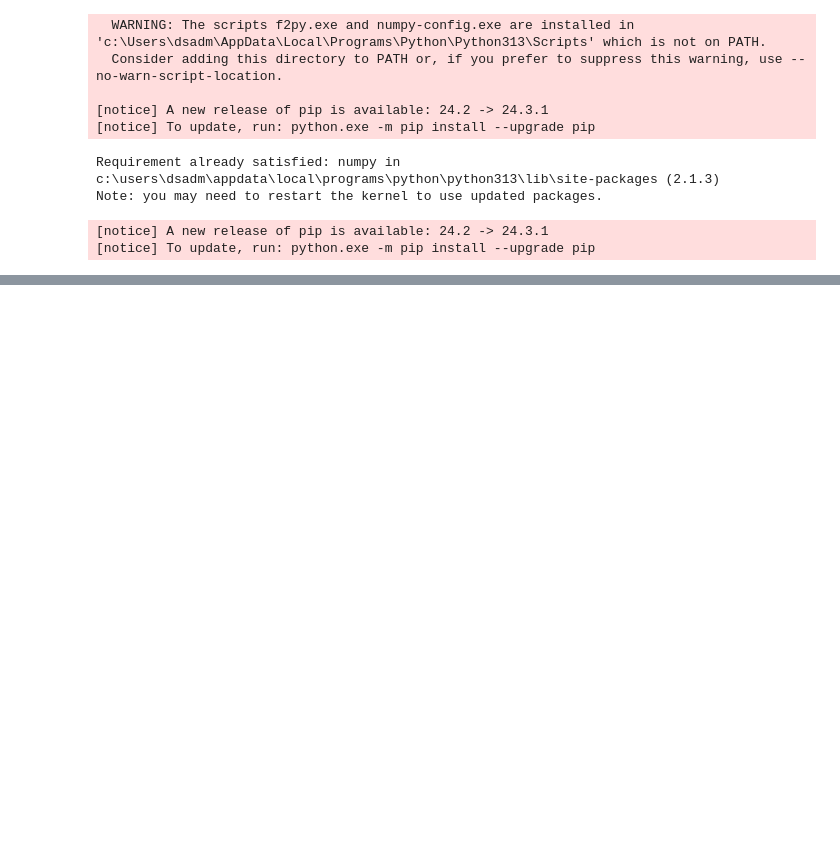
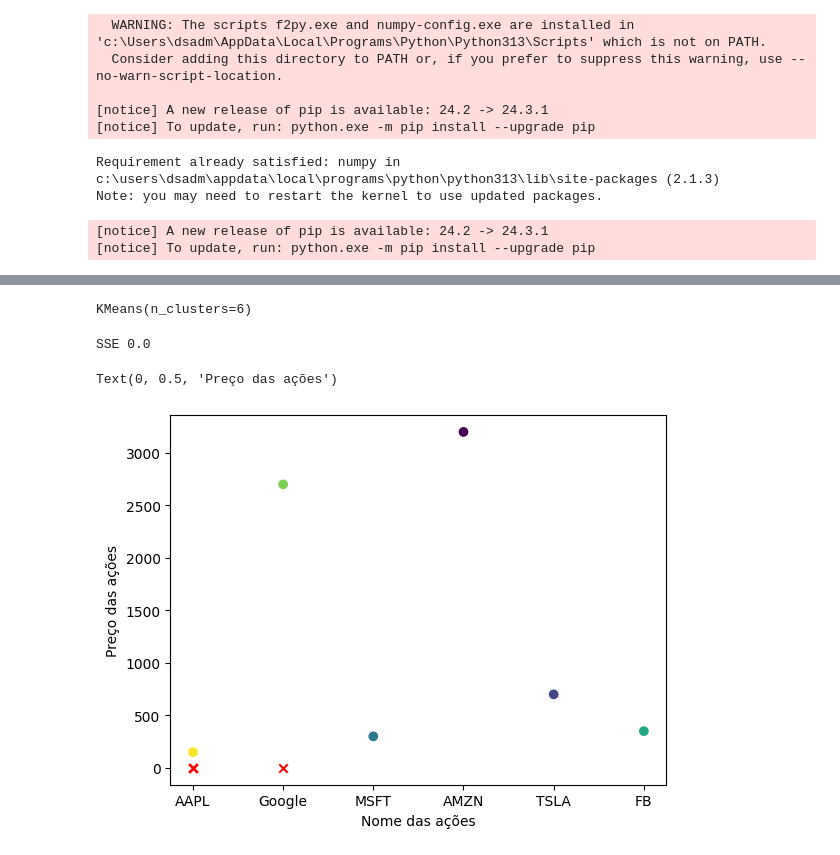
Before and after one commit to kaualayon/codigo_IABD2024, a Jupyter notebook: Aula16/codigo.ipynb, the cells around one changed output, grey strips where cells are left out. Cells and saved outputs as stored; diff of their text form; code cells hidden in the pictures; blank space fills up the shorter version.

```diff
--- a/Aula16/codigo.ipynb
+++ b/Aula16/codigo.ipynb
@@ -60,0 +132,3 @@ dados.info() # Exibe as informações da base de dados
+# %%
+# transforma a coluna de simbolos em true ou falso
+dados_ativos = pd.get_dummies(dados,columns=['Símbolo'])
@@ -60,0 +145,23 @@ dados.info() # Exibe as informações da base de dados
+# %%
+# aplicando o Kmeans
+kmeans = KMeans(n_clusters=6)
+kmeans.fit(dados_ativos)
+# %% [output]
+KMeans(n_clusters=6)
+# %%
+sse = kmeans.inertia_
+print('SSE',sse)
+# %% [output]
+SSE 0.0
+# %%
+# Visualizando o resultado dos agrupamentos
+labels = kmeans.labels_
+centroids = kmeans.cluster_centers_
+# %%
+plt.scatter(dados['Símbolo'],dados['Preço'],c =labels)
+plt.scatter(centroids[:,4],centroids[:,4],marker='x',color='red')
+plt.xlabel('Nome das ações')
+plt.ylabel('Preço das ações')
+# %% [output]
+Text(0, 0.5, 'Preço das ações')
+[figure, added]
```
Also changed, not shown: parts of 8 cells of this notebook.
